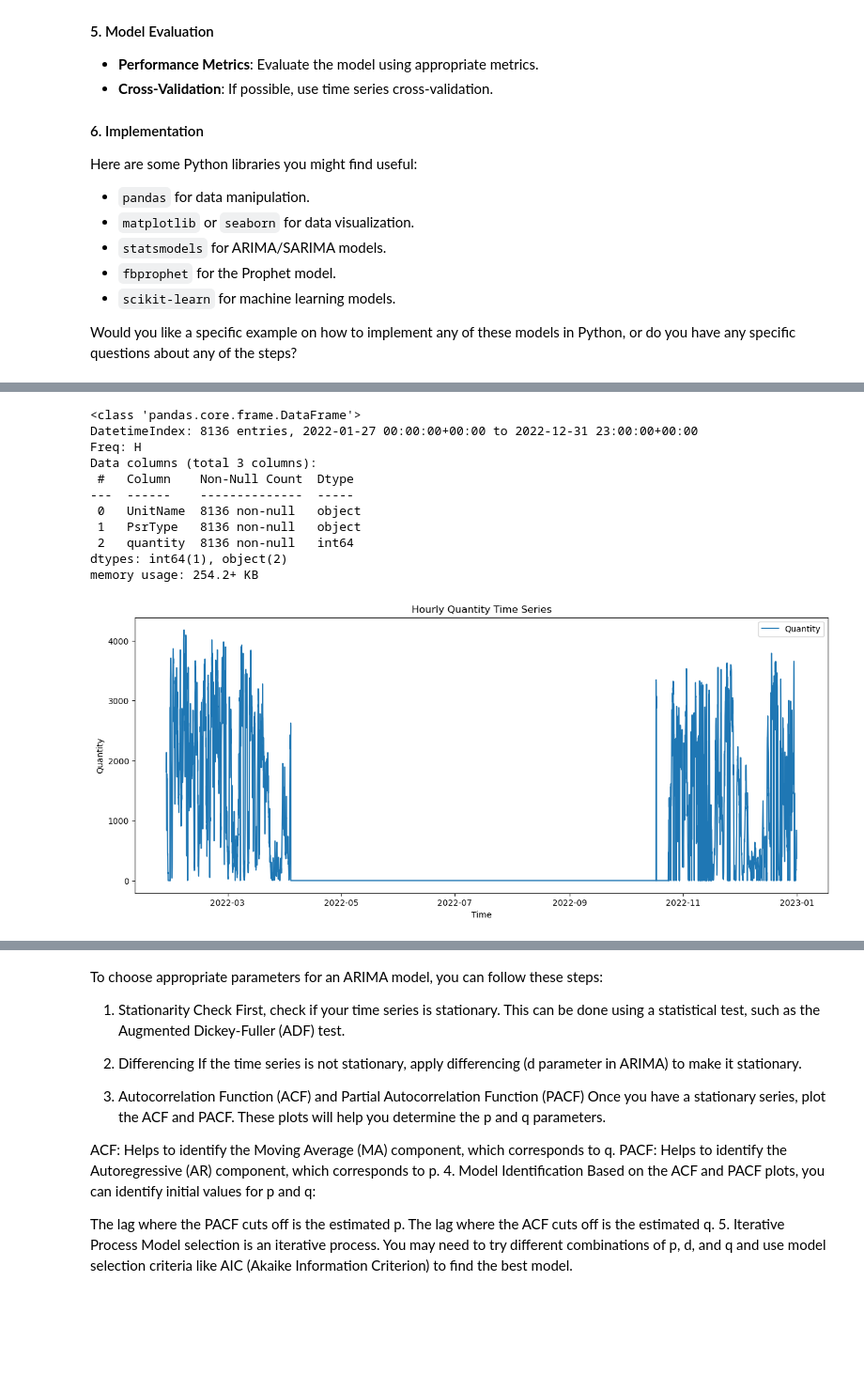
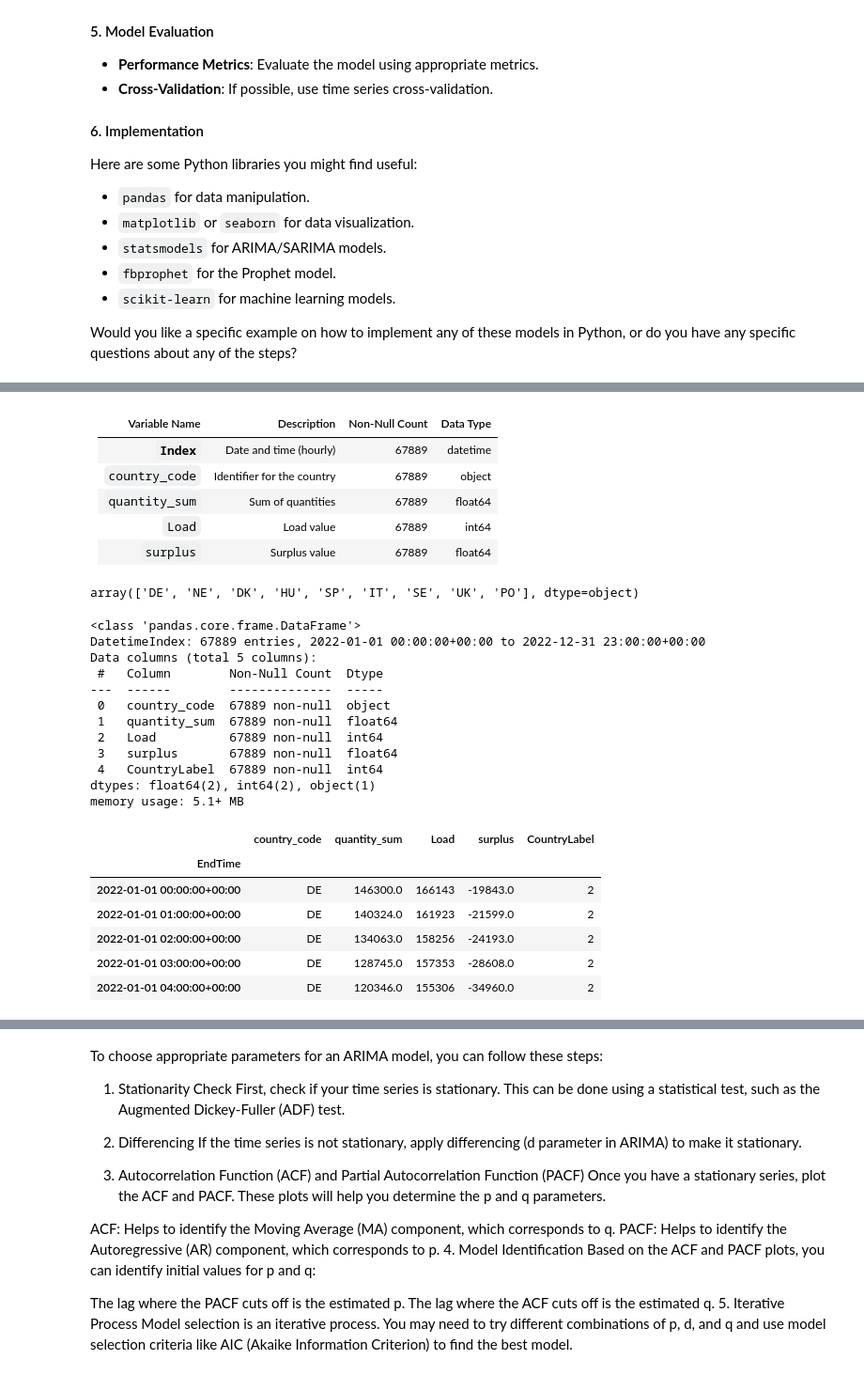
Before and after one commit to JuanNeuenschwandesBTS/MachineDreamerHackatom, a Jupyter notebook: 3_EDA/EDA.ipynb, the cells around one changed output, grey strips where cells are left out. Shown: that part at 94% size. Drawn from its saved outputs; the diff is of its cells as text; code cells hidden in the pictures; blank space fills up the shorter version.

```diff
--- a/3_EDA/EDA.ipynb
+++ b/3_EDA/EDA.ipynb
@@ -192,4 +51,5 @@ Would you like a specific example on how to implement any of these models in Pyt
 # %%
 # Parsing date strings, ignoring any timezone information and converting them to datetime objects
 date_parser = lambda x: pd.to_datetime(x[:22])
-df = pd.read_csv("../jupyter_notebook/data_samples/gen_UK_B19.csv", converters={'EndTime': date_parser}).set_index('EndTime')
+eda_df = pd.read_csv("../2_data_wrangling/data_wrangling_output.csv",
+                     converters={'EndTime': date_parser}).set_index('EndTime')
@@ -214,14 +80,43 @@ df_hourly = df.resample('H').sum()
+# %% [markdown]
+| Variable Name | Description                            | Non-Null Count | Data Type |
+|---------------|----------------------------------------|----------------|-----------|
+| **`Index`**     | Date and time (hourly)                 | 67889          | datetime  |
+| `country_code`  | Identifier for the country             | 67889          | object    |
+| `quantity_sum`  | Sum of quantities                      | 67889          | float64   |
+| `Load`          | Load value                             | 67889          | int64     |
+| `surplus`       | Surplus value                          | 67889          | float64   |
+# %%
+# Contry Codes to JSON
+countries_dict = {
+    "SP": 0,  # Spain
+    "UK": 1,  # United Kingdom
+    "DE": 2,  # Germany
+    "DK": 3,  # Denmark
+    "HU": 5,  # Hungary
+    "SE": 4,  # Sweden
+    "IT": 6,  # Italy
+    "PO": 7,  # Poland
+    "NE": 8   # Netherlands
+}
+# %%
+eda_df['country_code'].unique()
+# %% [output]
+array(['DE', 'NE', 'DK', 'HU', 'SP', 'IT', 'SE', 'UK', 'PO'], dtype=object)
+# %%
+# Map the energy type codes to full names
+eda_df['CountryLabel'] = eda_df['country_code'].map(countries_dict)
 # %%
-df_hourly.info()
+eda_df.info()
 # %% [output]
 <class 'pandas.core.frame.DataFrame'>
-DatetimeIndex: 8136 entries, 2022-01-27 00:00:00+00:00 to 2022-12-31 23:00:00+00:00
-Freq: H
-Data columns (total 3 columns):
- #   Column    Non-Null Count  Dtype
----  ------    --------------  -----
- 0   UnitName  8136 non-null   object
- 1   PsrType   8136 non-null   object
- 2   quantity  8136 non-null   int64
-dtypes: int64(1), object(2)
-memory usage: 254.2+ KB
+DatetimeIndex: 67889 entries, 2022-01-01 00:00:00+00:00 to 2022-12-31 23:00:00+00:00
+Data columns (total 5 columns):
+ #   Column        Non-Null Count  Dtype
+---  ------        --------------  -----
+ 0   country_code  67889 non-null  object
+ 1   quantity_sum  67889 non-null  float64
+ 2   Load          67889 non-null  int64
+ 3   surplus       67889 non-null  float64
+ 4   CountryLabel  67889 non-null  int64
+dtypes: float64(2), int64(2), object(1)
+memory usage: 5.1+ MB
@@ -230,10 +123,10 @@ import matplotlib.pyplot as plt
-# %%
-plt.figure(figsize=(15, 6))
-plt.plot(df_hourly['quantity'], label='Quantity')
-plt.title('Hourly Quantity Time Series')
-plt.xlabel('Time')
-plt.ylabel('Quantity')
-plt.legend()
-plt.show()
-# %% [output]
-[figure, removed]
+# %%
+eda_df.head()
+# %% [output]
+|  | country_code | quantity_sum | Load | surplus | CountryLabel |
+| EndTime |  |  |  |  |  |
+| 2022-01-01 00:00:00+00:00 | DE | 146300.0 | 166143 | -19843.0 | 2 |
+| 2022-01-01 01:00:00+00:00 | DE | 140324.0 | 161923 | -21599.0 | 2 |
+| 2022-01-01 02:00:00+00:00 | DE | 134063.0 | 158256 | -24193.0 | 2 |
+| 2022-01-01 03:00:00+00:00 | DE | 128745.0 | 157353 | -28608.0 | 2 |
+| 2022-01-01 04:00:00+00:00 | DE | 120346.0 | 155306 | -34960.0 | 2 |
```
Also changed, not shown: parts of 34 cells of this notebook, 1 other file.
